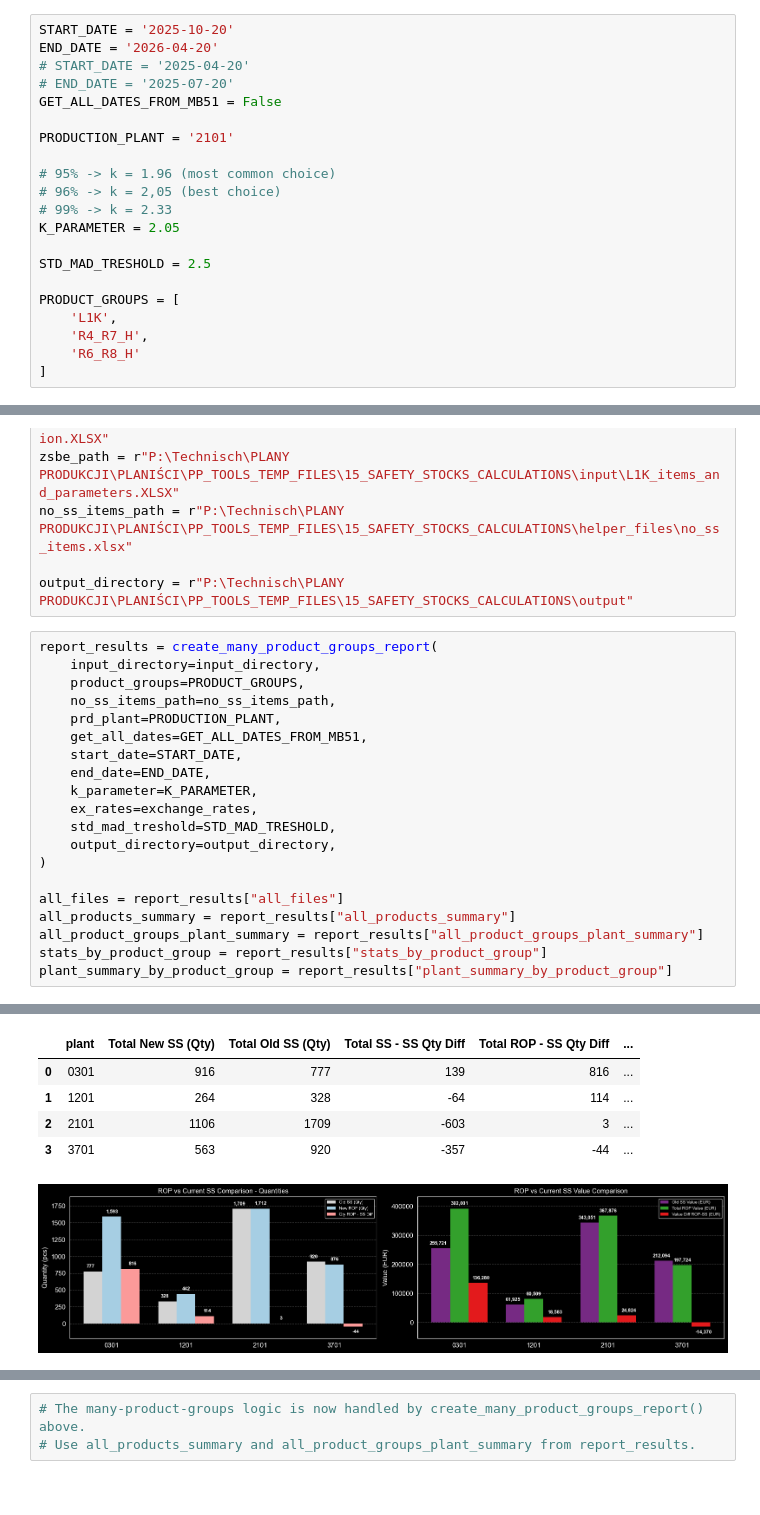
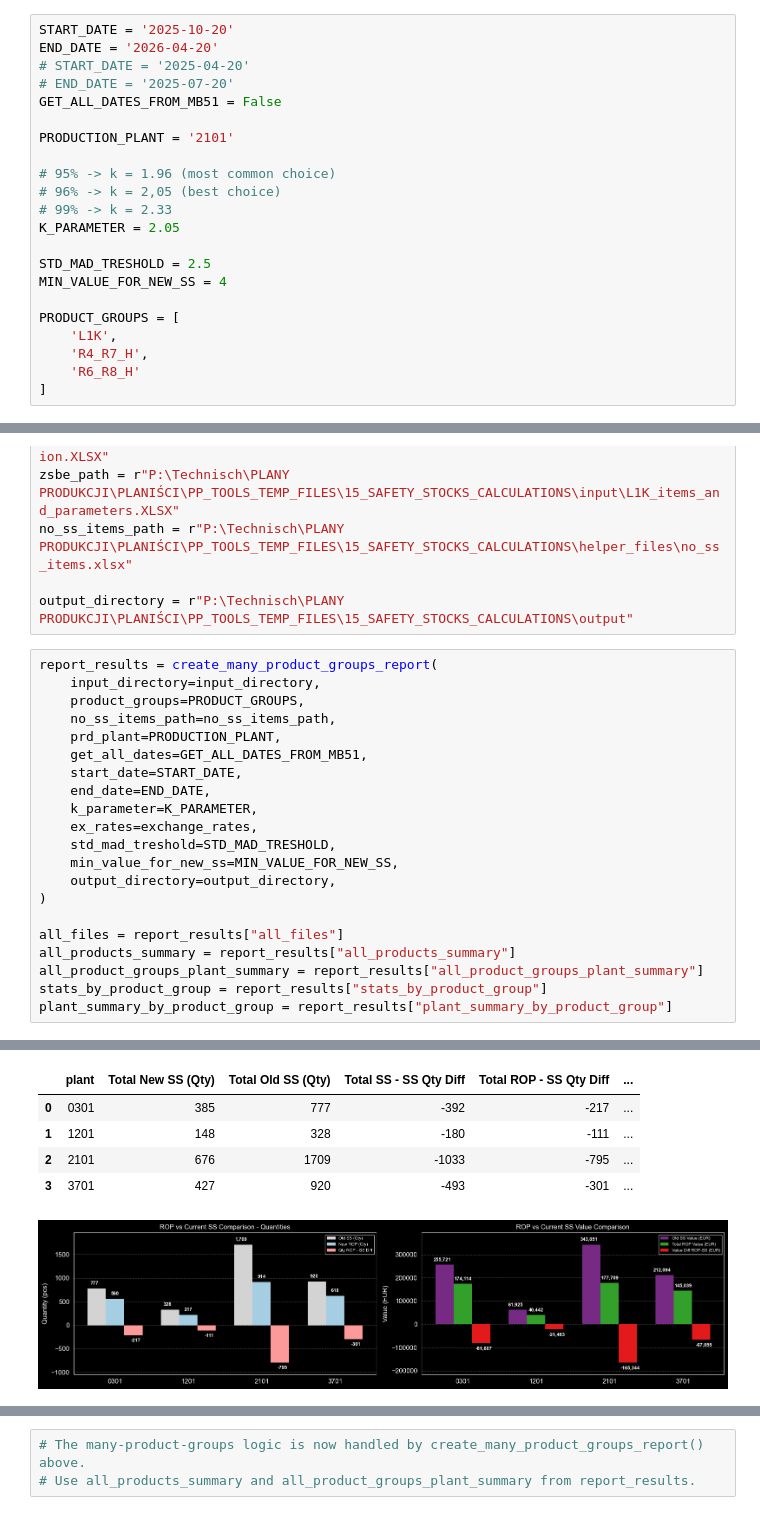
Before and after one commit to toThePyPoint/33_SAFETY_STOCKS_CALCULATIONS, a Jupyter notebook: ss_report_many_product_groups.ipynb, the cells around one changed output, grey strips where cells are left out. Saved outputs shown, nothing was run; the diff lists cells and outputs as text.

```diff
--- a/ss_report_many_product_groups.ipynb
+++ b/ss_report_many_product_groups.ipynb
@@ -15,6 +15,7 @@ PRODUCTION_PLANT = '2101'
 K_PARAMETER = 2.05
 
 STD_MAD_TRESHOLD = 2.5
+MIN_VALUE_FOR_NEW_SS = 4
 
 PRODUCT_GROUPS = [
     'L1K',
@@ -47,6 +48,7 @@ report_results = create_many_product_groups_report(
     k_parameter=K_PARAMETER,
     ex_rates=exchange_rates,
     std_mad_treshold=STD_MAD_TRESHOLD,
+    min_value_for_new_ss=MIN_VALUE_FOR_NEW_SS,
     output_directory=output_directory,
 )
 
@@ -65,9 +67,9 @@ plant_summary_by_product_group = report_results["plant_summary_by_product_group"
 ## All product groups plant summary
 |  | plant | Total New SS (Qty) | Total Old SS (Qty) | Total SS - SS Qty Diff | Total ROP - SS Qty Diff | ... |
-| 0 | 0301 | 916 | 777 | 139 | 816 | ... |
-| 1 | 1201 | 264 | 328 | -64 | 114 | ... |
-| 2 | 2101 | 1106 | 1709 | -603 | 3 | ... |
-| 3 | 3701 | 563 | 920 | -357 | -44 | ... |
+| 0 | 0301 | 385 | 777 | -392 | -217 | ... |
+| 1 | 1201 | 148 | 328 | -180 | -111 | ... |
+| 2 | 2101 | 676 | 1709 | -1033 | -795 | ... |
+| 3 | 3701 | 427 | 920 | -493 | -301 | ... |
-[figure, old version]
+[figure, new version]
 ## All products summary
 |  | product_group | Total New SS (Qty) | Total Old SS (Qty) | Total SS - SS Qty Diff | Total ROP - SS Qty Diff | ... |
```
Also changed, not shown: parts of 1 cell of this notebook, 1 other file.
